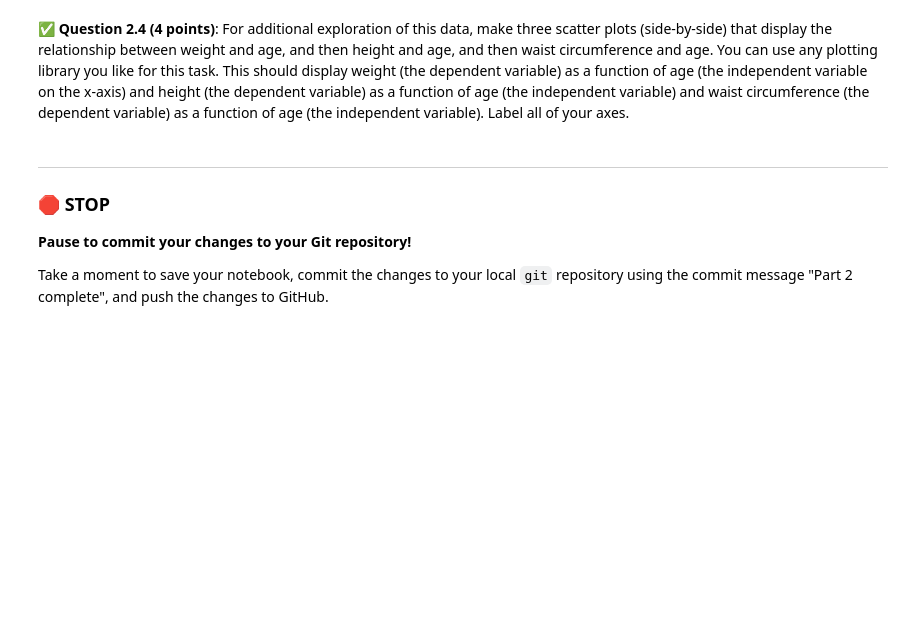
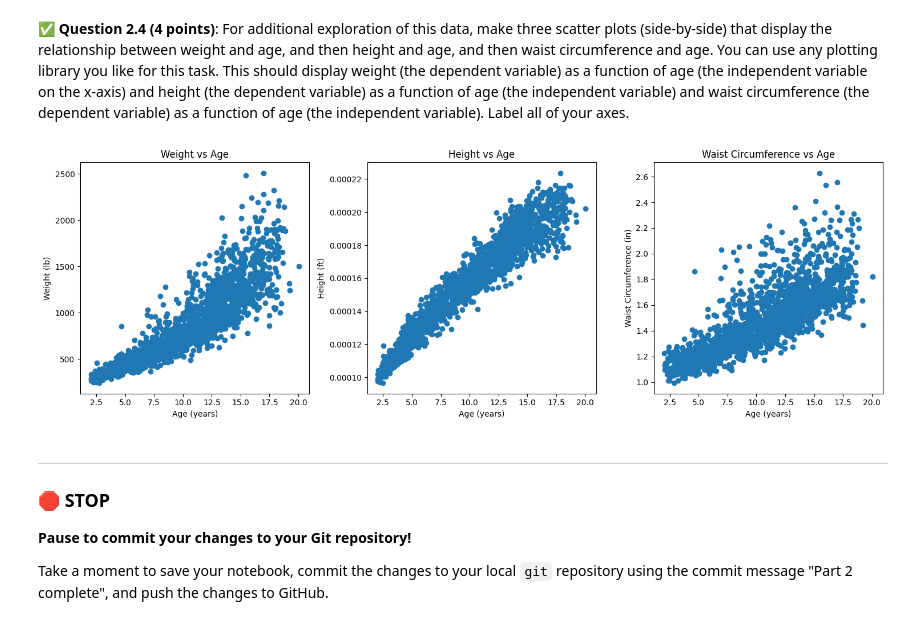
Before and after one commit to Nicolas0622/cmse202-s26-turnin, a Jupyter notebook: hw-04/HW-04_RegressionClassification-STUDENT.ipynb, the cells around one changed output. Saved outputs shown, nothing was run; the diff lists cells and outputs as text; code cells hidden in the pictures; blank space fills up the shorter version.

```diff
--- a/hw-04/HW-04_RegressionClassification-STUDENT.ipynb
+++ b/hw-04/HW-04_RegressionClassification-STUDENT.ipynb
@@ -130,3 +128,27 @@ dtype: float64
+# %%
+# Put your code here
+import matplotlib.pyplot as plt
+fig, axes = plt.subplots(1, 3, figsize=(15,5))
+
+axes[0].scatter(anthro["age"], anthro["weight"])
+axes[0].set_xlabel("Age (years)")
+axes[0].set_ylabel("Weight (lb)")
+axes[0].set_title("Weight vs Age")
+
+axes[1].scatter(anthro["age"], anthro["height"])
+axes[1].set_xlabel("Age (years)")
+axes[1].set_ylabel("Height (ft)")
+axes[1].set_title("Height vs Age")
+
+axes[2].scatter(anthro["age"], anthro["waist_circum"])
+axes[2].set_xlabel("Age (years)")
+axes[2].set_ylabel("Waist Circumference (in)")
+axes[2].set_title("Waist Circumference vs Age")
+
+plt.tight_layout()
+plt.show()
+# %% [output]
+[figure, added]
 # %% [markdown]
 ---
 ### &#128721; STOP
```
Also changed, not shown: parts of 7 cells of this notebook.
